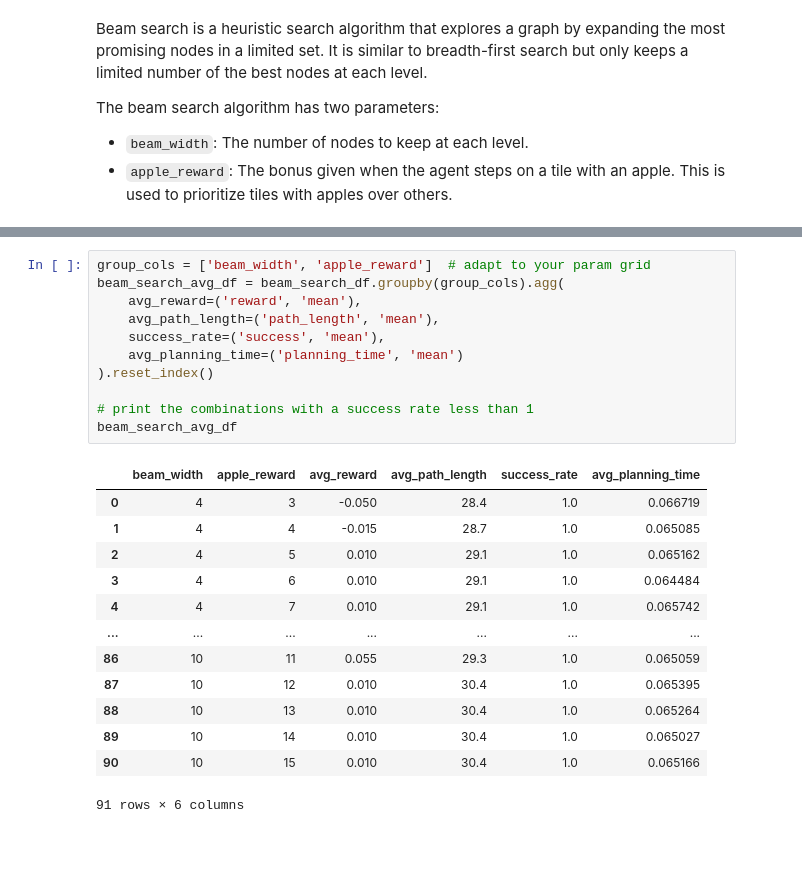
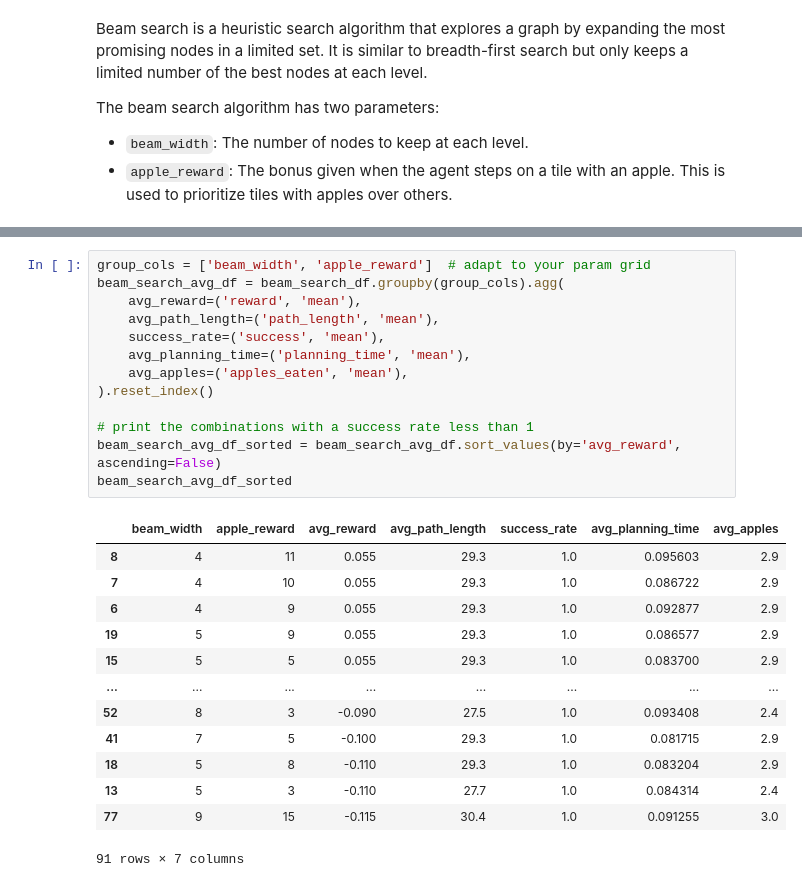
Before and after one commit to Alexthw46/AIF, a Jupyter notebook: Benchmark_Offline.ipynb, the cells around one changed output, grey strips where cells are left out. Drawn from its saved outputs; the diff is of its cells as text; blank space fills up the shorter version.

```diff
--- a/Benchmark_Offline.ipynb
+++ b/Benchmark_Offline.ipynb
@@ -282,28 +287,30 @@ beam_search_df = benchmark_simulation(lava_env_generator, beam_search_apple, see
 # %%
 group_cols = ['beam_width', 'apple_reward']  # adapt to your param grid
 beam_search_avg_df = beam_search_df.groupby(group_cols).agg(
     avg_reward=('reward', 'mean'),
     avg_path_length=('path_length', 'mean'),
     success_rate=('success', 'mean'),
-    avg_planning_time=('planning_time', 'mean')
+    avg_planning_time=('planning_time', 'mean'),
+    avg_apples=('apples_eaten', 'mean'),
 ).reset_index()
 
 # print the combinations with a success rate less than 1
-beam_search_avg_df
+beam_search_avg_df_sorted = beam_search_avg_df.sort_values(by='avg_reward', ascending=False)
+beam_search_avg_df_sorted
 # %% [output]
-|  | beam_width | apple_reward | avg_reward | avg_path_length | success_rate | avg_planning_time |
-| 0 | 4 | 3 | -0.050 | 28.4 | 1.0 | 0.066719 |
-| 1 | 4 | 4 | -0.015 | 28.7 | 1.0 | 0.065085 |
-| 2 | 4 | 5 | 0.010 | 29.1 | 1.0 | 0.065162 |
-| 3 | 4 | 6 | 0.010 | 29.1 | 1.0 | 0.064484 |
-| 4 | 4 | 7 | 0.010 | 29.1 | 1.0 | 0.065742 |
-| ... | ... | ... | ... | ... | ... | ... |
-| 86 | 10 | 11 | 0.055 | 29.3 | 1.0 | 0.065059 |
-| 87 | 10 | 12 | 0.010 | 30.4 | 1.0 | 0.065395 |
-| 88 | 10 | 13 | 0.010 | 30.4 | 1.0 | 0.065264 |
-| 89 | 10 | 14 | 0.010 | 30.4 | 1.0 | 0.065027 |
-| 90 | 10 | 15 | 0.010 | 30.4 | 1.0 | 0.065166 |
+|  | beam_width | apple_reward | avg_reward | avg_path_length | success_rate | avg_planning_time | avg_apples |
+| 8 | 4 | 11 | 0.055 | 29.3 | 1.0 | 0.095603 | 2.9 |
+| 7 | 4 | 10 | 0.055 | 29.3 | 1.0 | 0.086722 | 2.9 |
+| 6 | 4 | 9 | 0.055 | 29.3 | 1.0 | 0.092877 | 2.9 |
+| 19 | 5 | 9 | 0.055 | 29.3 | 1.0 | 0.086577 | 2.9 |
+| 15 | 5 | 5 | 0.055 | 29.3 | 1.0 | 0.083700 | 2.9 |
+| ... | ... | ... | ... | ... | ... | ... | ... |
+| 52 | 8 | 3 | -0.090 | 27.5 | 1.0 | 0.093408 | 2.4 |
+| 41 | 7 | 5 | -0.100 | 29.3 | 1.0 | 0.081715 | 2.9 |
+| 18 | 5 | 8 | -0.110 | 29.3 | 1.0 | 0.083204 | 2.9 |
+| 13 | 5 | 3 | -0.110 | 27.7 | 1.0 | 0.084314 | 2.4 |
+| 77 | 9 | 15 | -0.115 | 30.4 | 1.0 | 0.091255 | 3.0 |
-91 rows × 6 columns
+91 rows × 7 columns
 # %%
 plot_3d_surfaces(
     agg_df=beam_search_avg_df,
```
Also changed, not shown: parts of 12 cells of this notebook.
